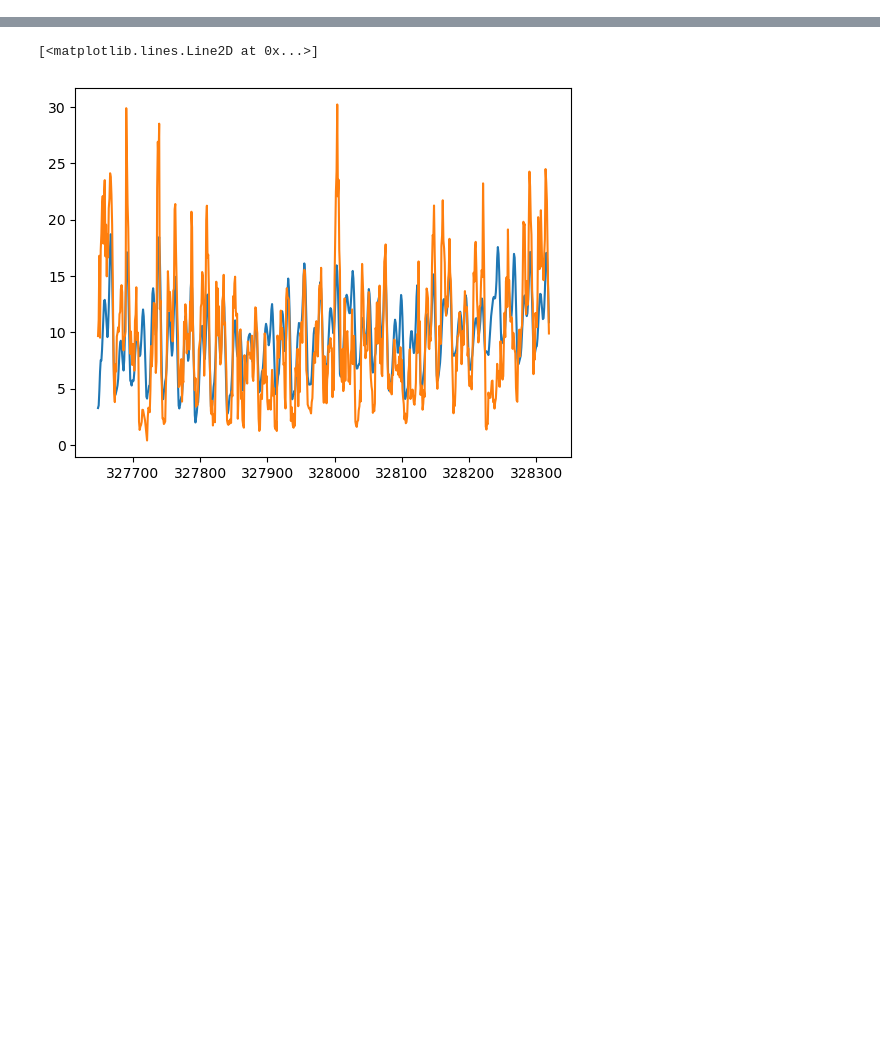
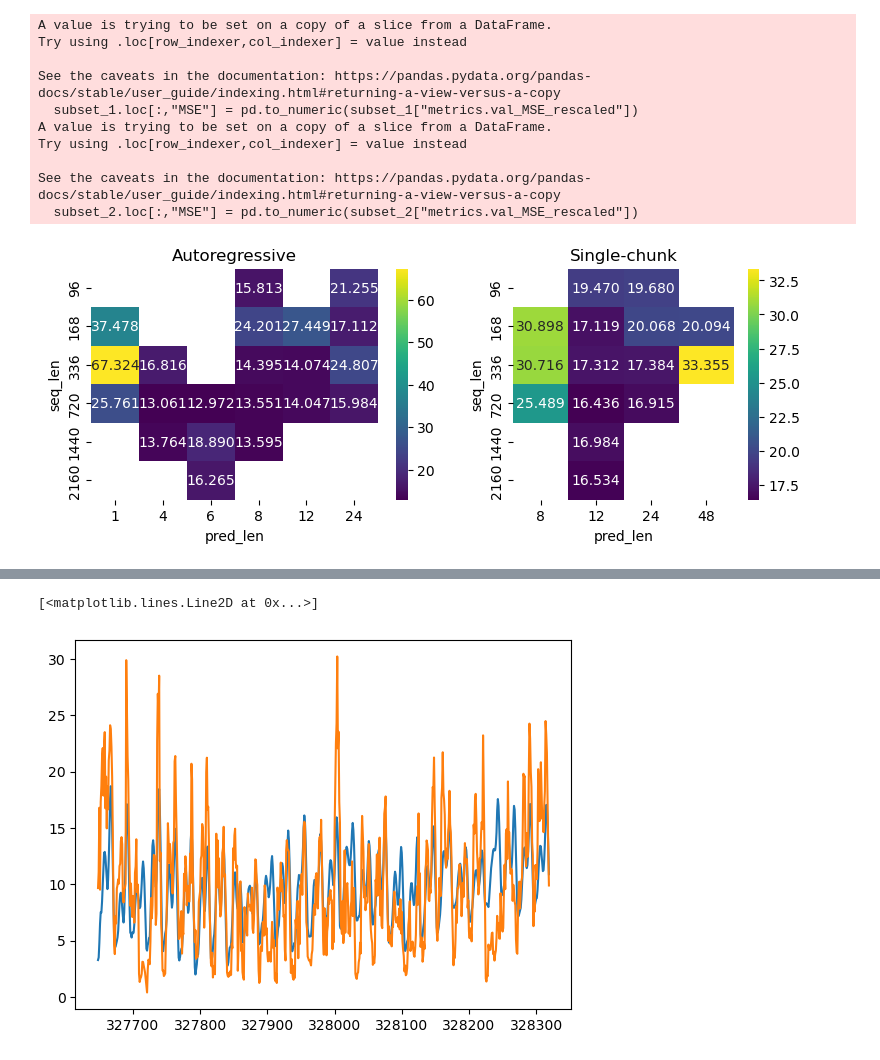
Before and after one commit to yazidhannachi/DLAM-Group6, a Jupyter notebook: submission_template/analysis.ipynb, the cells around one changed output, grey strips where cells are left out. Drawn from its saved outputs; the diff is of its cells as text; code cells hidden in the pictures; blank space fills up the shorter version.

```diff
--- a/submission_template/analysis.ipynb
+++ b/submission_template/analysis.ipynb
@@ -16,8 +16,7 @@ from external.xlstm_mixer.xlstm_mixer.models.xlstm_mixer import xLSTMMixer
 client = MlflowClient()
 
 df_runs = mlflow.search_runs(
-    experiment_names=["single_chunk_forecast"]
+    experiment_names=["single_chunk_forecast", "autoregressive_forecast"]
 )
 
-summary_table = df_runs#.sort_values(by="metrics.val_target_mae")
-display(summary_table)
+summary_table = df_runs.query("(status=='FINISHED')")#.sort_values(by="metrics.best_val_loss")
@@ -42,0 +174,58 @@ summary_table[["tags.mlflow.runName","params.model.model_kwargs.seq_len", "param
+# %%
+import seaborn as sns
+subset_1 = summary_table.query("""experiment_id=='1' &\
+`params.training.optimizer_kwargs.lr`=='0.003' &\
+`params.model.model_kwargs.kwargs.xlstm_num_heads`=='8' &\
+`params.model.model_kwargs.kwargs.xlstm_num_blocks`=='1' &\
+`params.data.stride`=='12' &\
+`params.training.alpha`.isna() &\
+`params.training.loss_weighted`.isna() &\
+`params.shared.criterion`=='Huber' &\
+`params.model.model_kwargs.kwargs.xlstm_embedding_dim`.isna() &\
+`params.seed`.isna()""")
+
+subset_2 = summary_table.query("""experiment_id=='2' &\
+`params.training.optimizer_kwargs.lr`=='0.003' &\
+`params.model.model_kwargs.kwargs.xlstm_num_heads`=='8' &\
+`params.model.model_kwargs.kwargs.xlstm_num_blocks`=='1' &\
+`params.data.stride`=='12' &\
+`params.training.alpha`.isna() &\
+`params.training.loss_weighted`.isna() &\
+`params.shared.criterion`=='Huber' &\
+`params.model.model_kwargs.kwargs.xlstm_embedding_dim`.isna() &\
+`params.seed`.isna()""")
+
+subset_1.loc[:,"params.shared.pred_len"] = pd.to_numeric(subset_1["params.shared.pred_len"])
+subset_1.loc[:,"params.shared.seq_len"] = pd.to_numeric(subset_1["params.shared.seq_len"])
+subset_1.loc[:,"MSE"] = pd.to_numeric(subset_1["metrics.val_MSE_rescaled"])
+
+subset_2.loc[:,"params.shared.pred_len"] = pd.to_numeric(subset_2["params.shared.pred_len"])
+subset_2.loc[:,"params.shared.seq_len"] = pd.to_numeric(subset_2["params.shared.seq_len"])
+subset_2.loc[:,"MSE"] = pd.to_numeric(subset_2["metrics.val_MSE_rescaled"])
+
+heatmap_df_1=subset_1.pivot_table(columns='params.shared.pred_len', index='params.shared.seq_len', values='metrics.val_MSE_rescaled')
+heatmap_df_2=subset_2.pivot_table(columns='params.shared.pred_len', index='params.shared.seq_len', values='metrics.val_MSE_rescaled')
+
+fig, axs = plt.subplots(1, 2, figsize=(9, 3), width_ratios=[1.3,1])
+sns.heatmap(heatmap_df_1, annot=True, fmt=".3f", cmap="viridis", ax=axs[0])
+axs[0].set_xlabel("pred_len")
+axs[0].set_ylabel("seq_len")
+axs[0].set_title("Autoregressive")
+
+sns.heatmap(heatmap_df_2, annot=True, fmt=".3f", cmap="viridis", ax=axs[1])
+axs[1].set_xlabel("pred_len")
+axs[1].set_ylabel("seq_len")
+axs[1].set_title("Single-chunk")
+plt.show()
+# %% [output]
+A value is trying to be set on a copy of a slice from a DataFrame.
+Try using .loc[row_indexer,col_indexer] = value instead
+
+See the caveats in the documentation: https://pandas.pydata.org/pandas-docs/stable/user_guide/indexing.html#returning-a-view-versus-a-copy
+  subset_1.loc[:,"MSE"] = pd.to_numeric(subset_1["metrics.val_MSE_rescaled"])
+A value is trying to be set on a copy of a slice from a DataFrame.
+Try using .loc[row_indexer,col_indexer] = value instead
+
+See the caveats in the documentation: https://pandas.pydata.org/pandas-docs/stable/user_guide/indexing.html#returning-a-view-versus-a-copy
+  subset_2.loc[:,"MSE"] = pd.to_numeric(subset_2["metrics.val_MSE_rescaled"])
+[figure, added]
```
Also changed, not shown: parts of 115 cells of this notebook.
